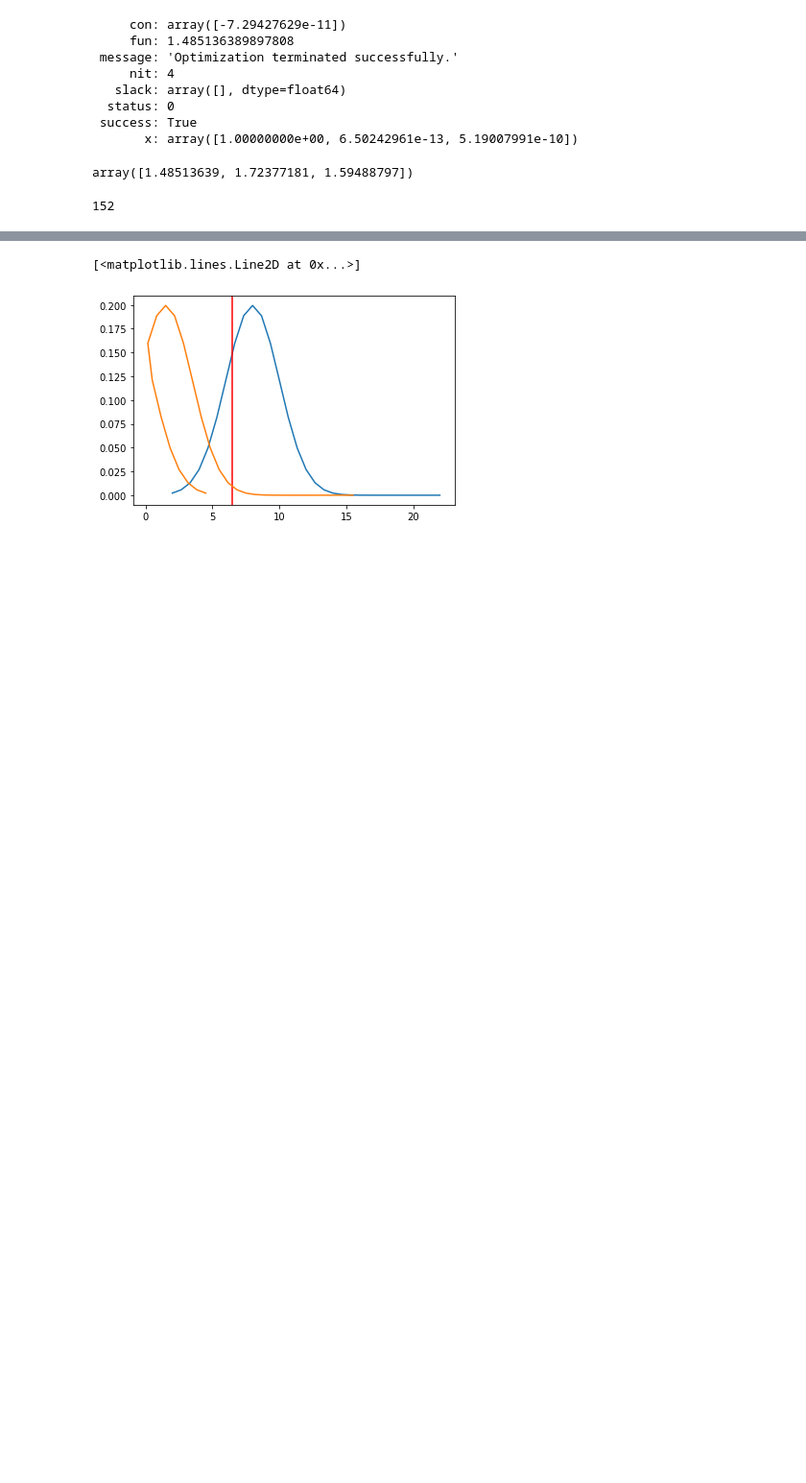
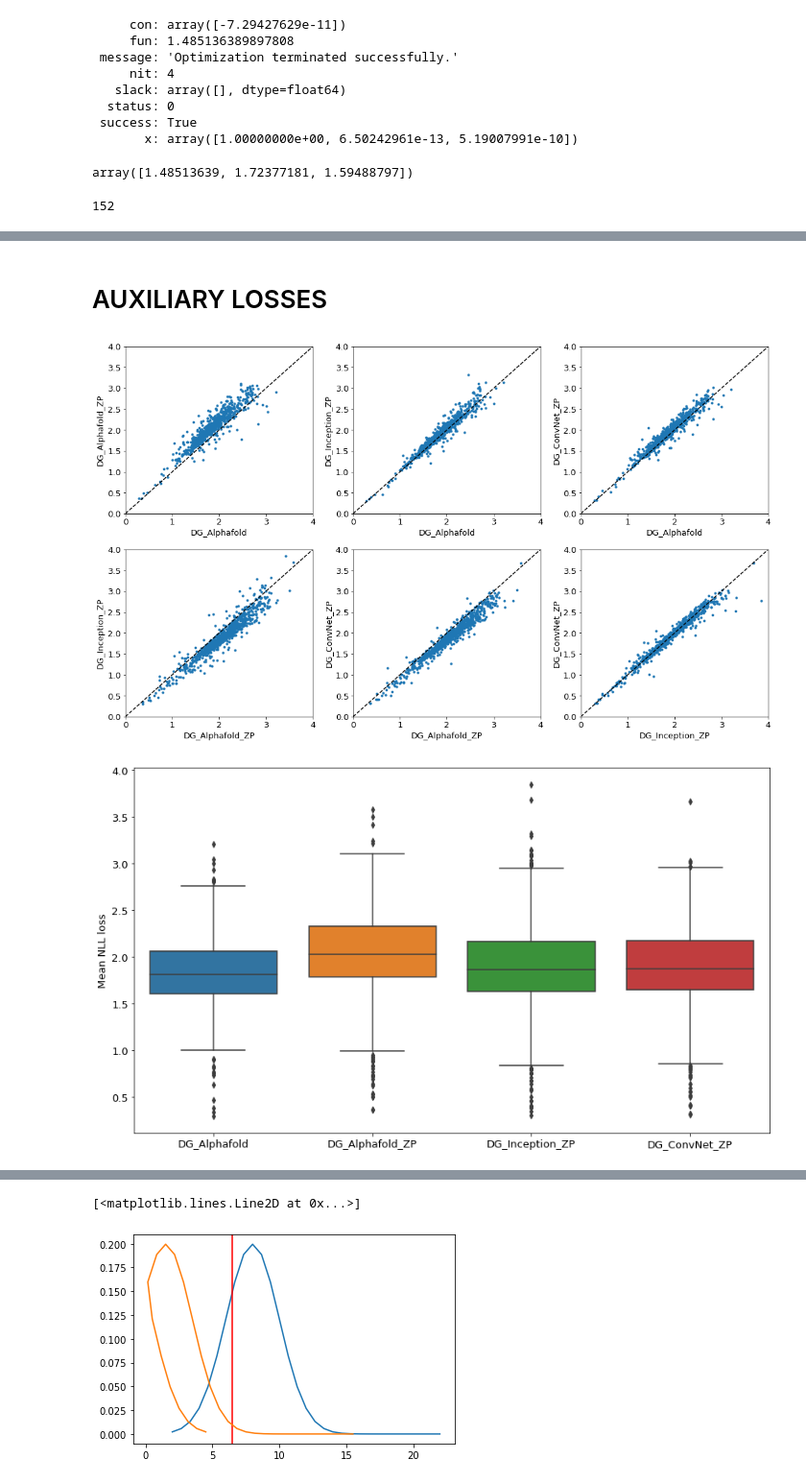
Before and after one commit to andynet/protein_folding, a Jupyter notebook: scripts/val_test_data_analysis.ipynb, the cells around one changed output, grey strips where cells are left out. Shown at 96% size. Drawn from its saved outputs; the diff is of its cells as text; code cells hidden in the pictures; blank space fills up the shorter version.

Commit message:
val set eval + plots + potts nb

```diff
--- a/scripts/val_test_data_analysis.ipynb
+++ b/scripts/val_test_data_analysis.ipynb
@@ -241,0 +242,2 @@ plt.savefig('../plots/models_validation_distogram_losses.png')
+# %% [markdown]
+# AUXILIARY LOSSES
@@ -241,0 +249,40 @@ plt.savefig('../plots/models_validation_distogram_losses.png')
+# %%
+lossesdf = pd.read_csv('../steps/validation_losses.csv')
+# %%
+def loss_plots(losstype, plotdir, xmax = 4, **kwargs):
+
+    temp = lossesdf.filter(regex=f'^{losstype}')
+    temp_m = temp.melt()
+
+    fig, ax = plt.subplots(2, 3, figsize=(15, 9))
+
+    models = temp.columns
+    ind_i, ind_j = 0, 0
+
+    for i in range(3):
+        for j in range(i + 1, 4):
+            ax[ind_i, ind_j].plot(temp.loc[:, models[i]], temp.loc[:, models[j]], '.')
+            ax[ind_i, ind_j].set_xlabel(models[i])#.split('G_')[1])
+            ax[ind_i, ind_j].set_ylabel(models[j])#.split('G_')[1])
+
+            ax[ind_i, ind_j].plot(np.linspace(0, 4.5, 30), np.linspace(0, 4.5, 30),'--k')
+            ax[ind_i, ind_j].set_xlim(0, xmax)
+            ax[ind_i, ind_j].set_ylim(0, xmax)
+            ind_j += 1
+            if ind_j >= 3:
+                ind_j = 0
+                ind_i += 1
+    plt.tight_layout()
+    plt.savefig(f'{plotdir}/{losstype}_vsplot.png', **kwargs)
+
+    fig2 = plt.figure(figsize = (12, 7))
+    sns.boxplot('variable', 'value', data=temp_m)
+    plt.xlabel('')
+    plt.ylabel('Mean NLL loss')
+    plt.tight_layout()
+    plt.savefig(f'{plotdir}/{losstype}_box.png', **kwargs)
+# %%
+loss_plots('DG', '../plots/model_comparisons')
+# %% [output]
+[figure, added]
+[figure, added]
```
Also changed, not shown: parts of 10 cells of this notebook, 7 other files.
